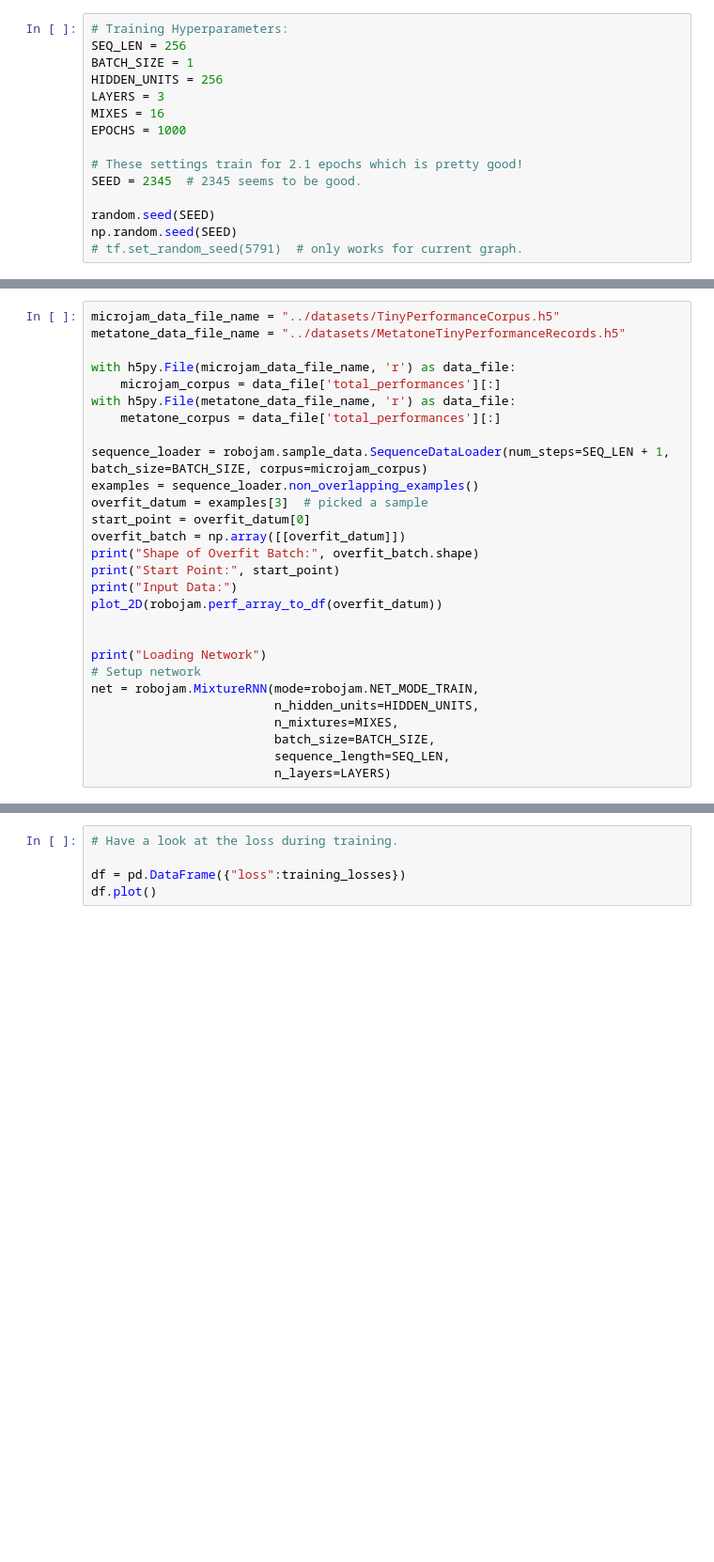
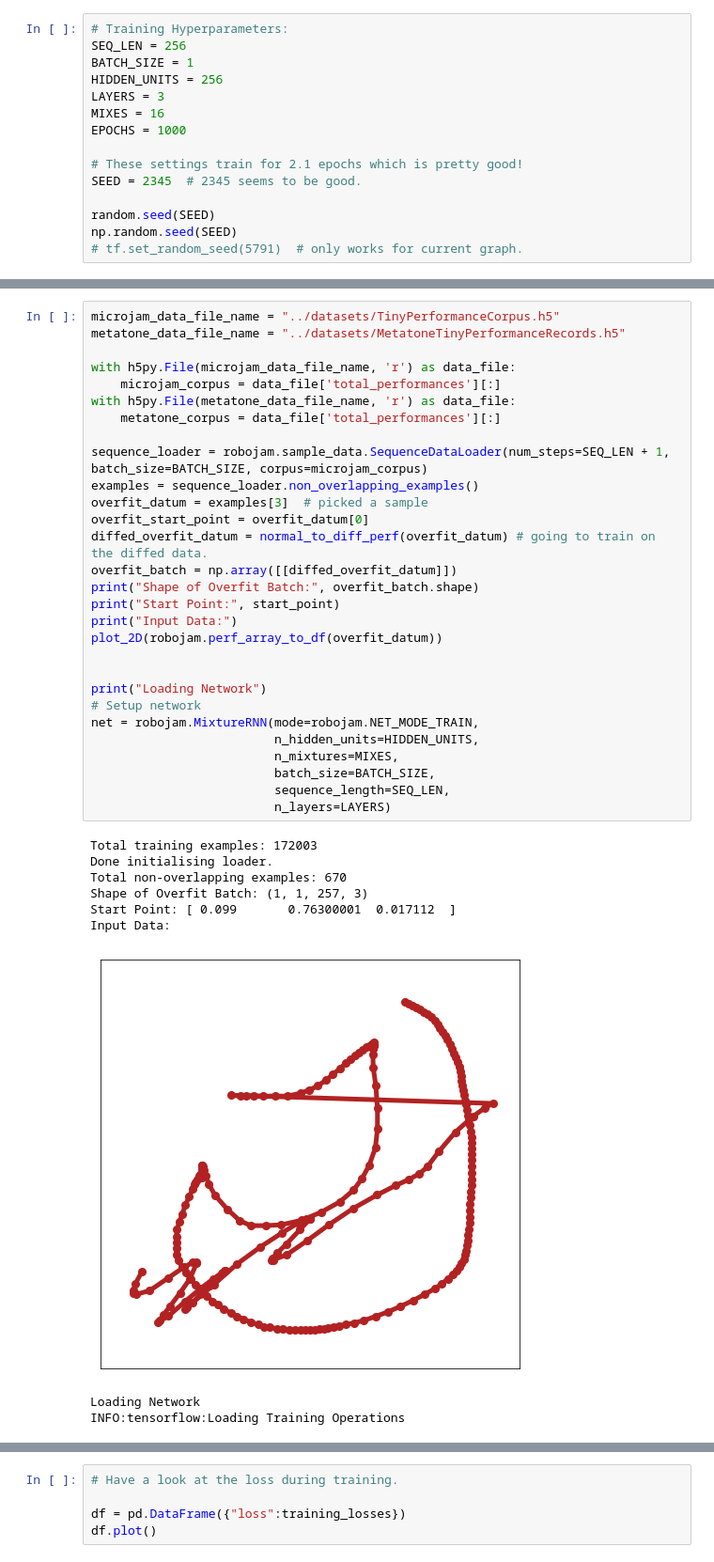
Before and after one commit to cpmpercussion/robojam, a Jupyter notebook: notebooks/differential_overfit.ipynb, the cells around one changed output, grey strips where cells are left out. Shown at 94% size. Drawn from its saved outputs; the diff is of its cells as text; blank space fills up the shorter version.

```diff
--- a/notebooks/differential_overfit.ipynb
+++ b/notebooks/differential_overfit.ipynb
@@ -88,28 +121,39 @@ np.random.seed(SEED)
 # %%
 microjam_data_file_name = "../datasets/TinyPerformanceCorpus.h5"
 metatone_data_file_name = "../datasets/MetatoneTinyPerformanceRecords.h5"
 
 with h5py.File(microjam_data_file_name, 'r') as data_file:
     microjam_corpus = data_file['total_performances'][:]
 with h5py.File(metatone_data_file_name, 'r') as data_file:
     metatone_corpus = data_file['total_performances'][:]
 
 sequence_loader = robojam.sample_data.SequenceDataLoader(num_steps=SEQ_LEN + 1, batch_size=BATCH_SIZE, corpus=microjam_corpus)
 examples = sequence_loader.non_overlapping_examples()
 overfit_datum = examples[3]  # picked a sample
-start_point = overfit_datum[0]
-overfit_batch = np.array([[overfit_datum]])
+overfit_start_point = overfit_datum[0]
+diffed_overfit_datum = normal_to_diff_perf(overfit_datum) # going to train on the diffed data.
+overfit_batch = np.array([[diffed_overfit_datum]])
 print("Shape of Overfit Batch:", overfit_batch.shape)
 print("Start Point:", start_point)
 print("Input Data:")
 plot_2D(robojam.perf_array_to_df(overfit_datum))
 
 
 print("Loading Network")
 # Setup network
 net = robojam.MixtureRNN(mode=robojam.NET_MODE_TRAIN,
                          n_hidden_units=HIDDEN_UNITS,
                          n_mixtures=MIXES,
                          batch_size=BATCH_SIZE,
                          sequence_length=SEQ_LEN,
                          n_layers=LAYERS)
+# %% [output]
+Total training examples: 172003
+Done initialising loader.
+Total non-overlapping examples: 670
+Shape of Overfit Batch: (1, 1, 257, 3)
+Start Point: [ 0.099       0.76300001  0.017112  ]
+Input Data:
+[figure, added]
+Loading Network
+INFO:tensorflow:Loading Training Operations
```
Also changed, not shown: parts of 7 cells of this notebook.
